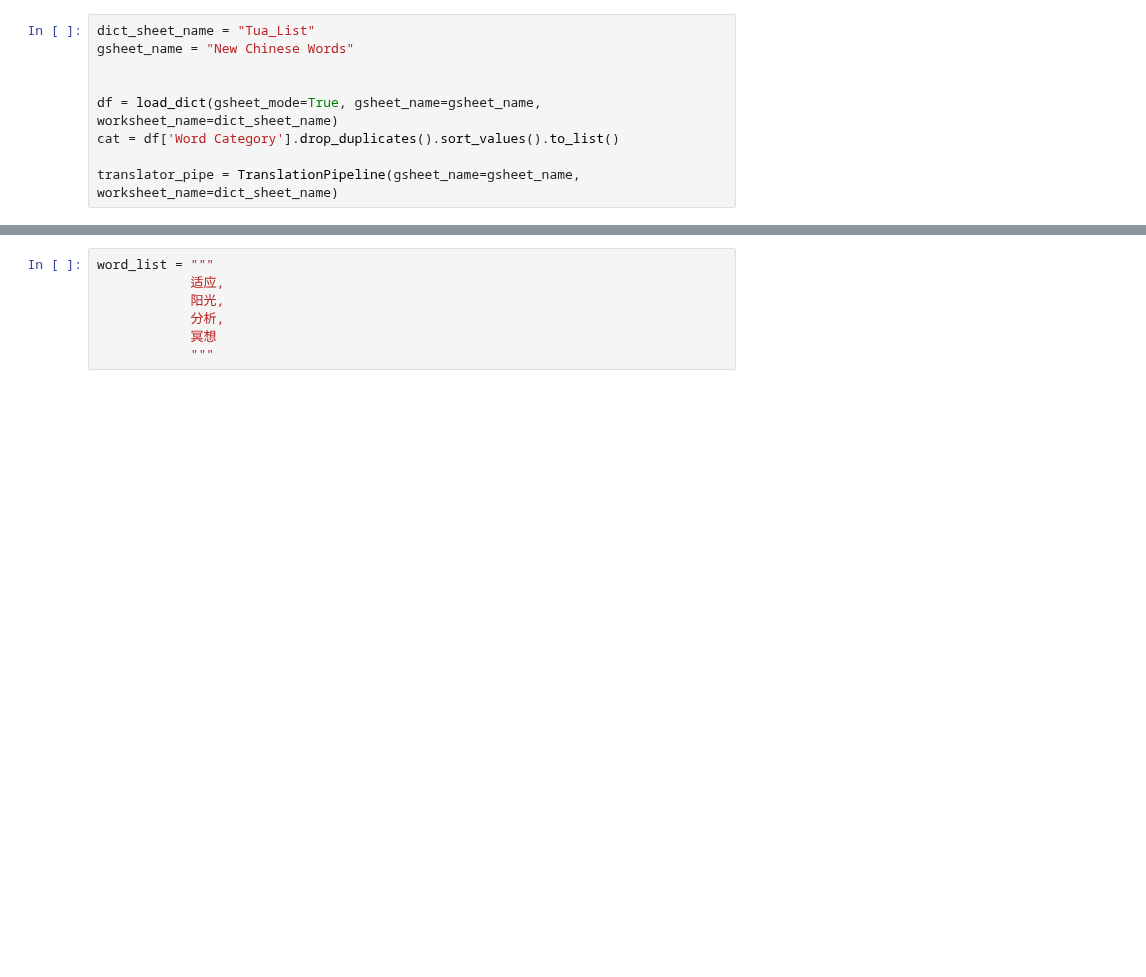
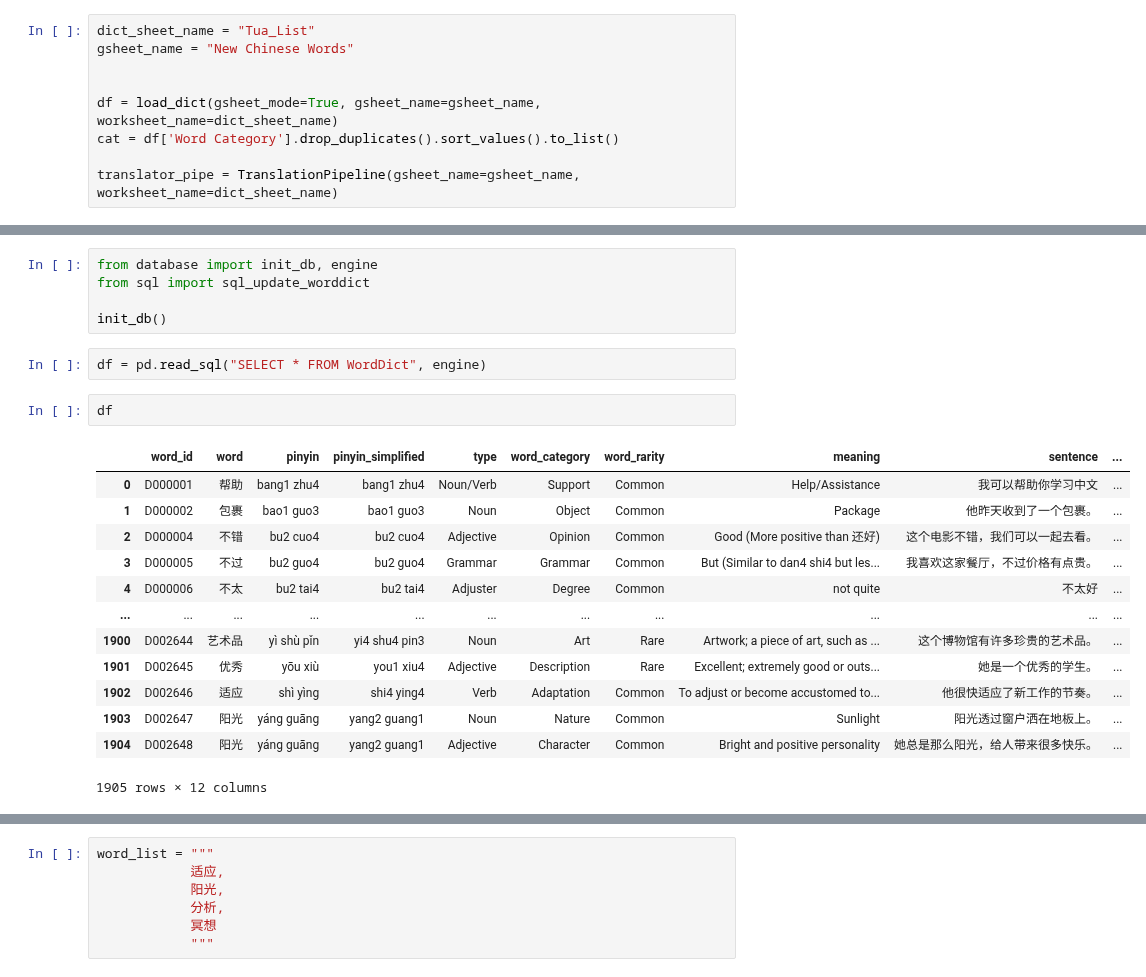
Before and after one commit to tuawong/GPT4LanguageLearning, a Jupyter notebook: GPT_ChineseWords.ipynb, the cells around one changed output, grey strips where cells are left out. Cells and saved outputs as stored; diff of their text form; blank space fills up the shorter version.

```diff
--- a/GPT_ChineseWords.ipynb
+++ b/GPT_ChineseWords.ipynb
@@ -66,0 +76,23 @@ translator_pipe = TranslationPipeline(gsheet_name=gsheet_name, worksheet_name=di
+# %%
+from database import init_db, engine
+from sql import sql_update_worddict
+
+init_db()
+# %%
+df = pd.read_sql("SELECT * FROM WordDict", engine)
+# %%
+df
+# %% [output]
+|  | word_id | word | pinyin | pinyin_simplified | type | word_category | word_rarity | meaning | sentence | ... |
+| 0 | D000001 | 帮助 | bang1 zhu4 | bang1 zhu4 | Noun/Verb | Support | Common | Help/Assistance | 我可以帮助你学习中文 | ... |
+| 1 | D000002 | 包裹 | bao1 guo3 | bao1 guo3 | Noun | Object | Common | Package | 他昨天收到了一个包裹。 | ... |
+| 2 | D000004 | 不错 | bu2 cuo4 | bu2 cuo4 | Adjective | Opinion | Common | Good (More positive than 还好) | 这个电影不错，我们可以一起去看。 | ... |
+| 3 | D000005 | 不过 | bu2 guo4 | bu2 guo4 | Grammar | Grammar | Common | But (Similar to dan4 shi4 but les... | 我喜欢这家餐厅，不过价格有点贵。 | ... |
+| 4 | D000006 | 不太 | bu2 tai4 | bu2 tai4 | Adjuster | Degree | Common | not quite | 不太好 | ... |
+| ... | ... | ... | ... | ... | ... | ... | ... | ... | ... | ... |
+| 1900 | D002644 | 艺术品 | yì shù pǐn | yi4 shu4 pin3 | Noun | Art | Rare | Artwork; a piece of art, such as ... | 这个博物馆有许多珍贵的艺术品。 | ... |
+| 1901 | D002645 | 优秀 | yōu xiù | you1 xiu4 | Adjective | Description | Rare | Excellent; extremely good or outs... | 她是一个优秀的学生。 | ... |
+| 1902 | D002646 | 适应 | shì yìng | shi4 ying4 | Verb | Adaptation | Common | To adjust or become accustomed to... | 他很快适应了新工作的节奏。 | ... |
+| 1903 | D002647 | 阳光 | yáng guāng | yang2 guang1 | Noun | Nature | Common | Sunlight | 阳光透过窗户洒在地板上。 | ... |
+| 1904 | D002648 | 阳光 | yáng guāng | yang2 guang1 | Adjective | Character | Common | Bright and positive personality | 她总是那么阳光，给人带来很多快乐。 | ... |
+1905 rows × 12 columns
```
Also changed, not shown: parts of 5 cells of this notebook, 12 other files.
